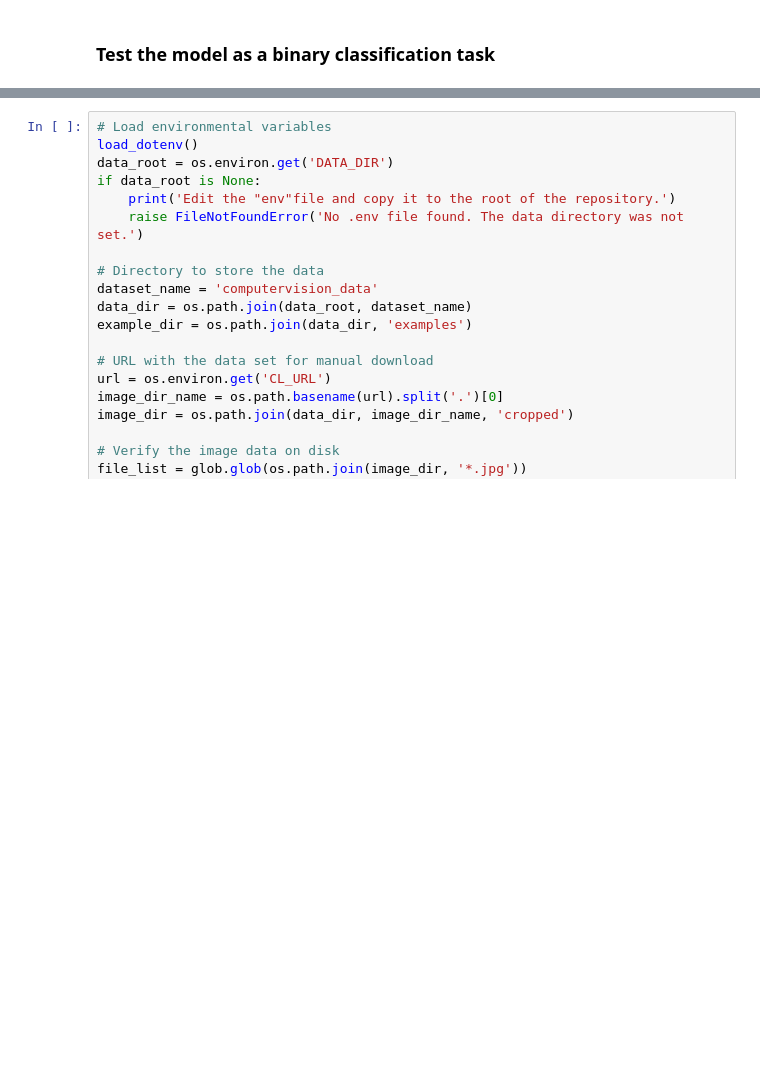
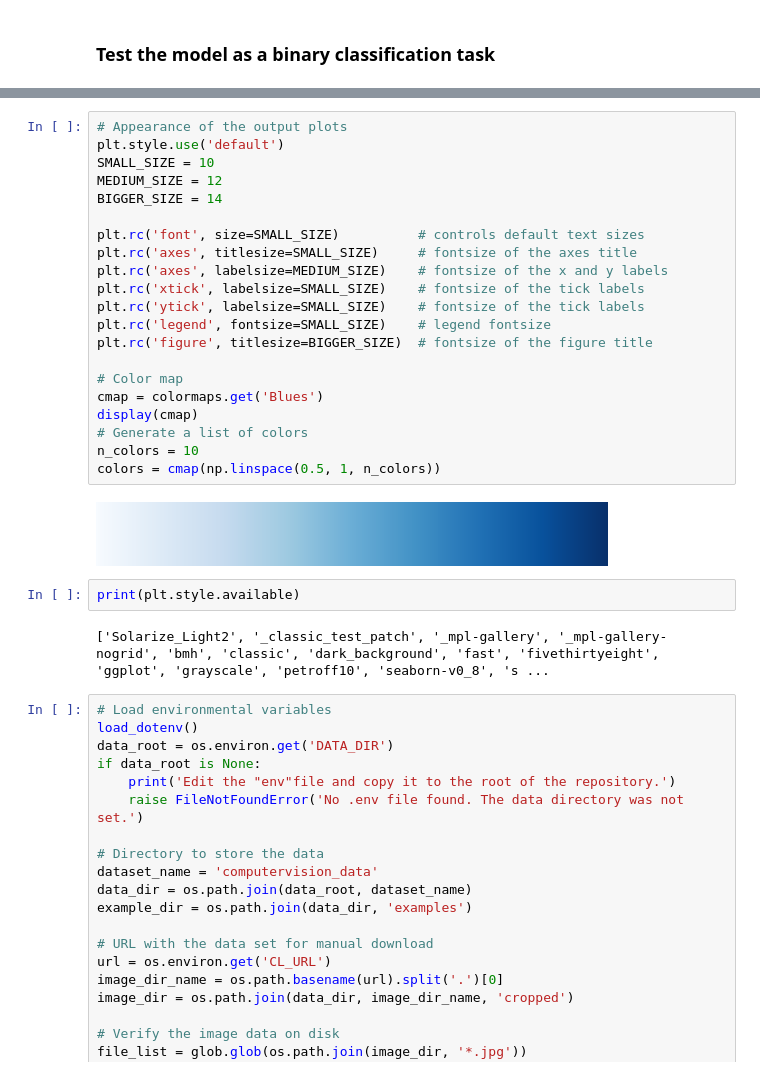
Before and after one commit to ccb-hms/computervision, a Jupyter notebook: notebooks/classification/08_test_binary.ipynb, the cells around one changed output, grey strips where cells are left out. Saved outputs shown, nothing was run; the diff lists cells and outputs as text; blank space fills up the shorter version.

```diff
--- a/notebooks/classification/08_test_binary.ipynb
+++ b/notebooks/classification/08_test_binary.ipynb
@@ -41,6 +44,33 @@ Package version: v0.0.2
 Authors:         The Core for Computational Biomedicine at Harvard Medical School
 https://dbmi.hms.harvard.edu/about-dbmi/core-computational-biomedicine
 Python version:  3.12.11 (main, Sep 14 2025, 14:48:49) [GCC 13.3.0]
+# %%
+# Appearance of the output plots
+plt.style.use('default')
+SMALL_SIZE = 10
+MEDIUM_SIZE = 12
+BIGGER_SIZE = 14
+
+plt.rc('font', size=SMALL_SIZE)          # controls default text sizes
+plt.rc('axes', titlesize=SMALL_SIZE)     # fontsize of the axes title
+plt.rc('axes', labelsize=MEDIUM_SIZE)    # fontsize of the x and y labels
+plt.rc('xtick', labelsize=SMALL_SIZE)    # fontsize of the tick labels
+plt.rc('ytick', labelsize=SMALL_SIZE)    # fontsize of the tick labels
+plt.rc('legend', fontsize=SMALL_SIZE)    # legend fontsize
+plt.rc('figure', titlesize=BIGGER_SIZE)  # fontsize of the figure title
+
+# Color map
+cmap = colormaps.get('Blues')
+display(cmap)
+# Generate a list of colors
+n_colors = 10
+colors = cmap(np.linspace(0.5, 1, n_colors))
+# %% [output]
+[figure, added]
+# %%
+print(plt.style.available)
+# %% [output]
+['Solarize_Light2', '_classic_test_patch', '_mpl-gallery', '_mpl-gallery-nogrid', 'bmh', 'classic', 'dark_background', 'fast', 'fivethirtyeight', 'ggplot', 'grayscale', 'petroff10', 'seaborn-v0_8', 's ...
 # %%
 # Load environmental variables
 load_dotenv()
```
Also changed, not shown: parts of 4 cells of this notebook.
